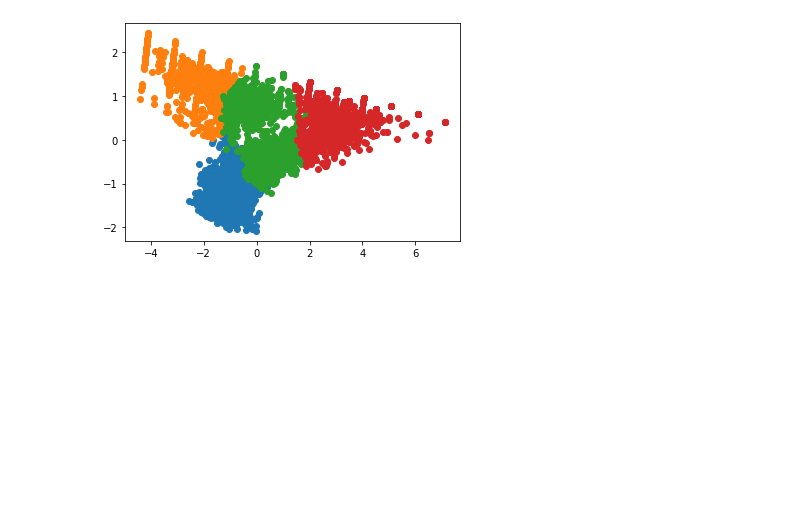
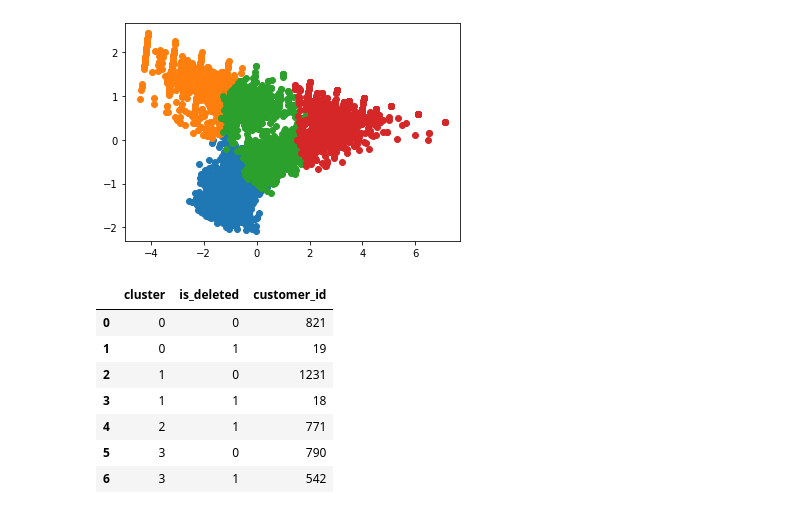
Before and after one commit to katuhito/workspace003, a Jupyter notebook: knock003.ipynb, the cells around one changed output. Saved outputs shown, nothing was run; the diff lists cells and outputs as text; code cells hidden in the pictures; blank space fills up the shorter version.

```diff
--- a/knock003.ipynb
+++ b/knock003.ipynb
@@ -460,3 +460,20 @@ for i in customer_clustering["cluster"].unique():
     plt.scatter(tmp[0], tmp[1])
 # %% [output]
 [figure]
+# %%
+"""クラスタリング結果を基に退会顧客の傾向を把握する"""
+#クラスタリングによって4つのグループに分割されたが、これらのグループの継続顧客と退会顧客の数を調査し、集計する。
+#最初に、退会顧客を特定するためにis_deleted列をcustomer_clusteringに追加し、cluster,is_deleted毎に集計を行う。
+
+#グループ毎の退会／継続顧客の集計
+customer_clustering = pd.concat([customer_clustering, customer], axis=1)
+customer_clustering.groupby(["cluster", "is_deleted"], as_index=False).count()[["cluster", "is_deleted", "customer_id"]]
+# %% [output]
+|  | cluster | is_deleted | customer_id |
+| 0 | 0 | 0 | 821 |
+| 1 | 0 | 1 | 19 |
+| 2 | 1 | 0 | 1231 |
+| 3 | 1 | 1 | 18 |
+| 4 | 2 | 1 | 771 |
+| 5 | 3 | 0 | 790 |
+| 6 | 3 | 1 | 542 |
```
Also changed, not shown: parts of 2 cells of this notebook, 1 other file.
